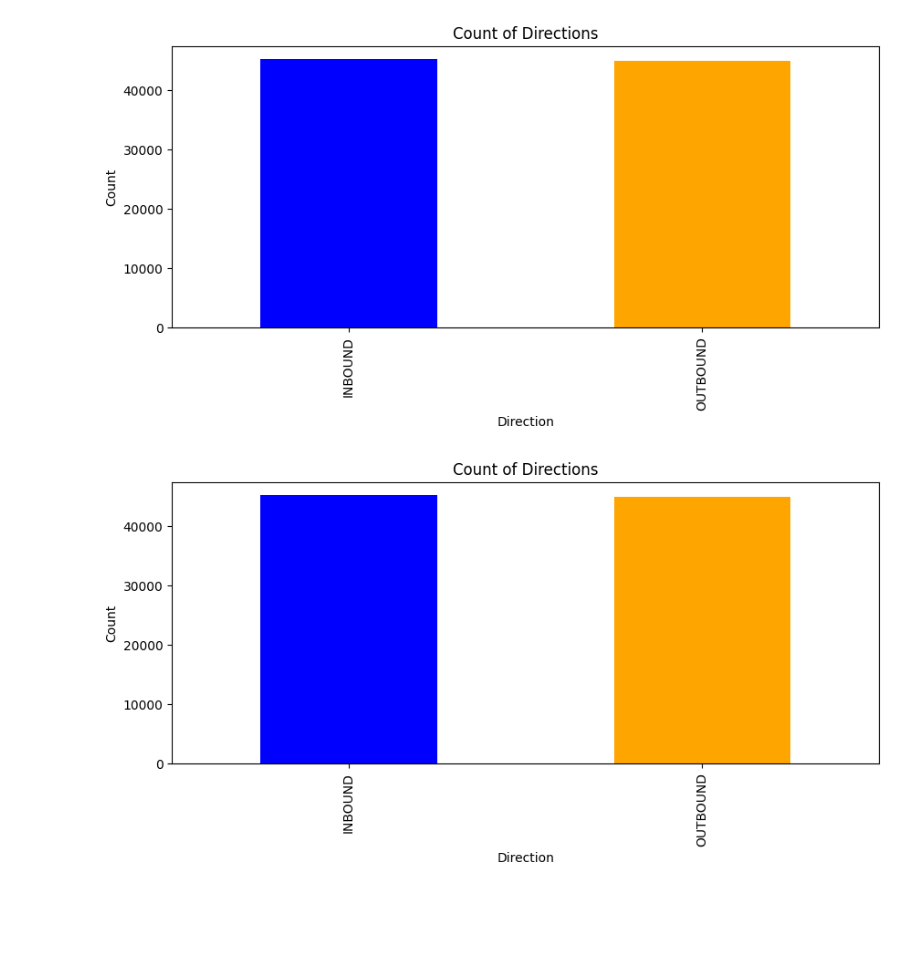
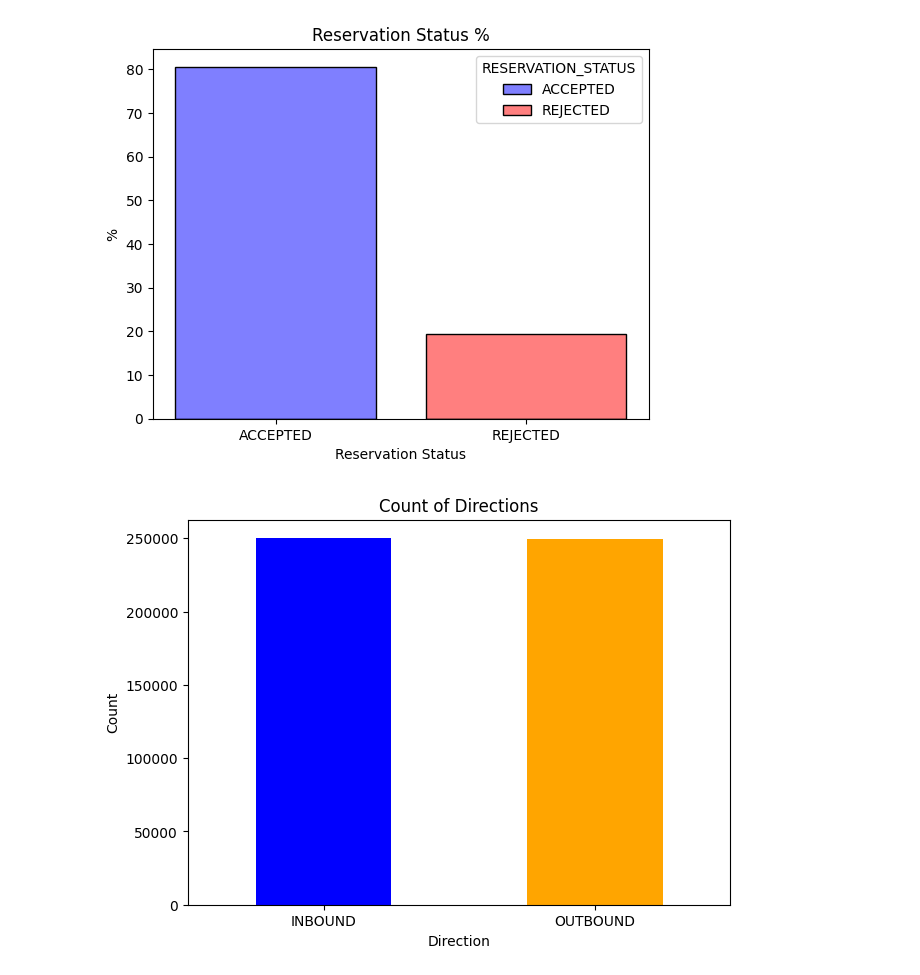
Before and after one commit to mepowerleo10/transit-service-simulation, a Jupyter notebook: src/playground.ipynb, the cells around one changed output. Cells and saved outputs as stored; diff of their text form; code cells hidden in the pictures; blank space fills up the shorter version.

```diff
--- a/src/playground.ipynb
+++ b/src/playground.ipynb
@@ -26,10 +35,12 @@ def load_scenario_data(name: str) -> Tuple[pd.DataFrame, pd.DataFrame]:
 
     return (trips_df, routes_df)
 # %%
-scenarios_data = {
-    "ScenarioZero": load_scenario_data("ScenarioZero"),
-    "ScenarioOne": load_scenario_data("ScenarioOne"),
-}
+# scenarios_data = {
+#     "ScenarioZero": load_scenario_data("ScenarioZero"),
+#     "ScenarioOne": load_scenario_data("ScenarioOne"),
+# }
+
+trips, route_results = load_scenario_data("ScenarioZero")
 # %%
 import seaborn as sns
 
@@ -53,16 +66,33 @@ for name, data in scenarios_data.items():
+# %%
+colors = {"ACCEPTED": "blue", "REJECTED": "red"}
+sns.histplot(
+    data=trips_df,
+    x="RESERVATION_STATUS",
+    stat="percent",
+    hue="RESERVATION_STATUS",
+    palette=colors,
+    shrink=0.8,
+    bins=range(0, 61, 5),
+)
+
+plt.xlabel("Reservation Status")
+plt.ylabel("%")
+plt.title("Reservation Status %")
+plt.show()
+# %% [output]
+[figure, added]
 # %%
-for name, data in scenarios_data.items():
-    trips_df = data[0]
-    direction_counts = trips_df["DIRECTION"].value_counts()
-    plt.figure(figsize=(10, 4))
-    direction_counts.plot(kind="bar", color=["blue", "orange"])
-    plt.xlabel("Direction")
-    plt.ylabel("Count")
-    plt.title("Count of Directions")
-    plt.show()
+trips_df = trips
+direction_counts = trips_df["DIRECTION"].value_counts()
+plt.figure(figsize=(7, 5))
+direction_counts.plot(kind="bar", color=["blue", "orange"])
+plt.xlabel("Direction")
+plt.ylabel("Count")
+plt.xticks(rotation=0)
+plt.title("Count of Directions")
+plt.show()
 # %% [output]
-[figure, old version]
+[figure, new version]
-[figure, removed]
 # %%
 def plot_kde_for(df, x: str, hue: str = None, pallete: list = None):
     sns.kdeplot(
```
Also changed, not shown: parts of 8 cells of this notebook, 1 other file.
